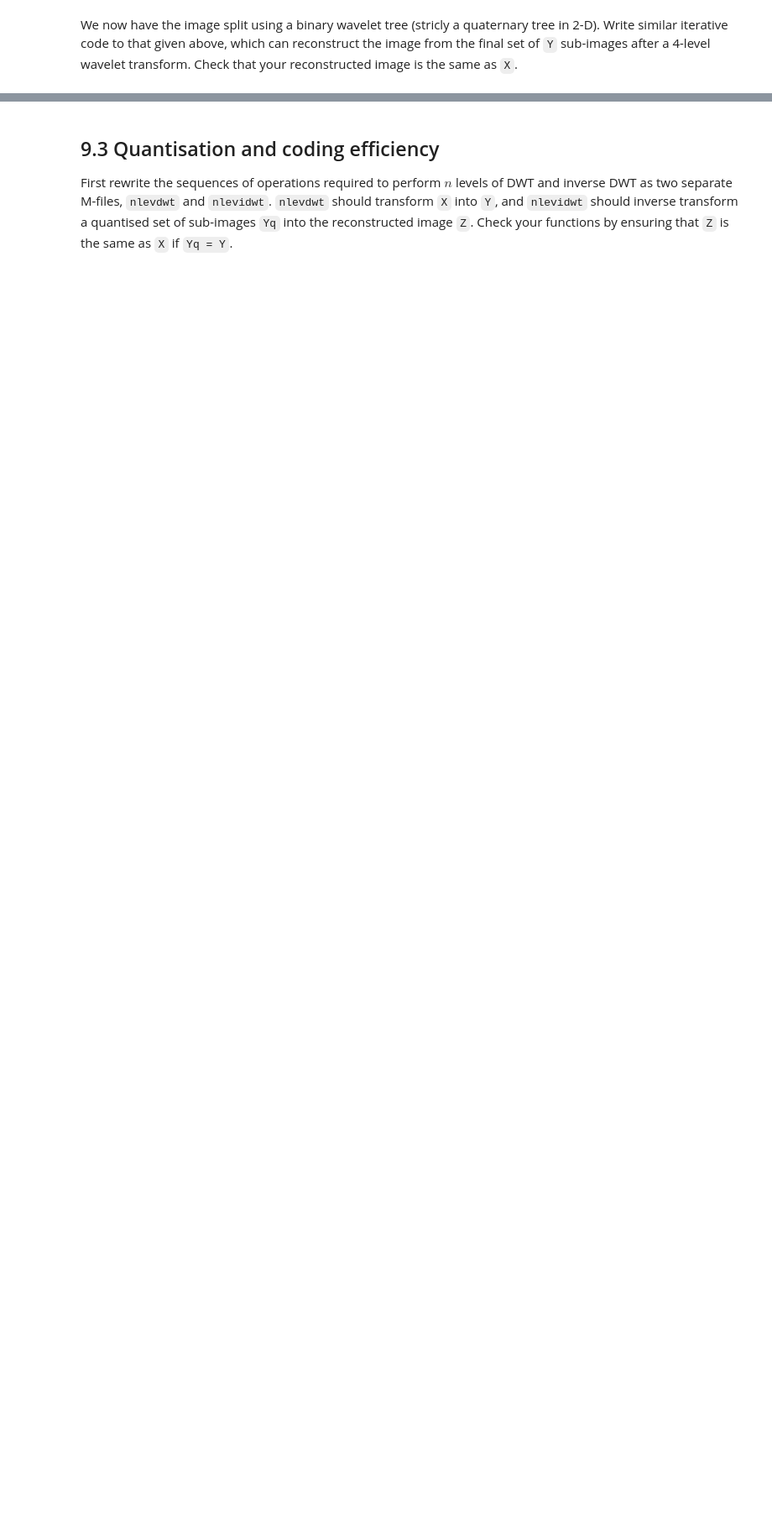
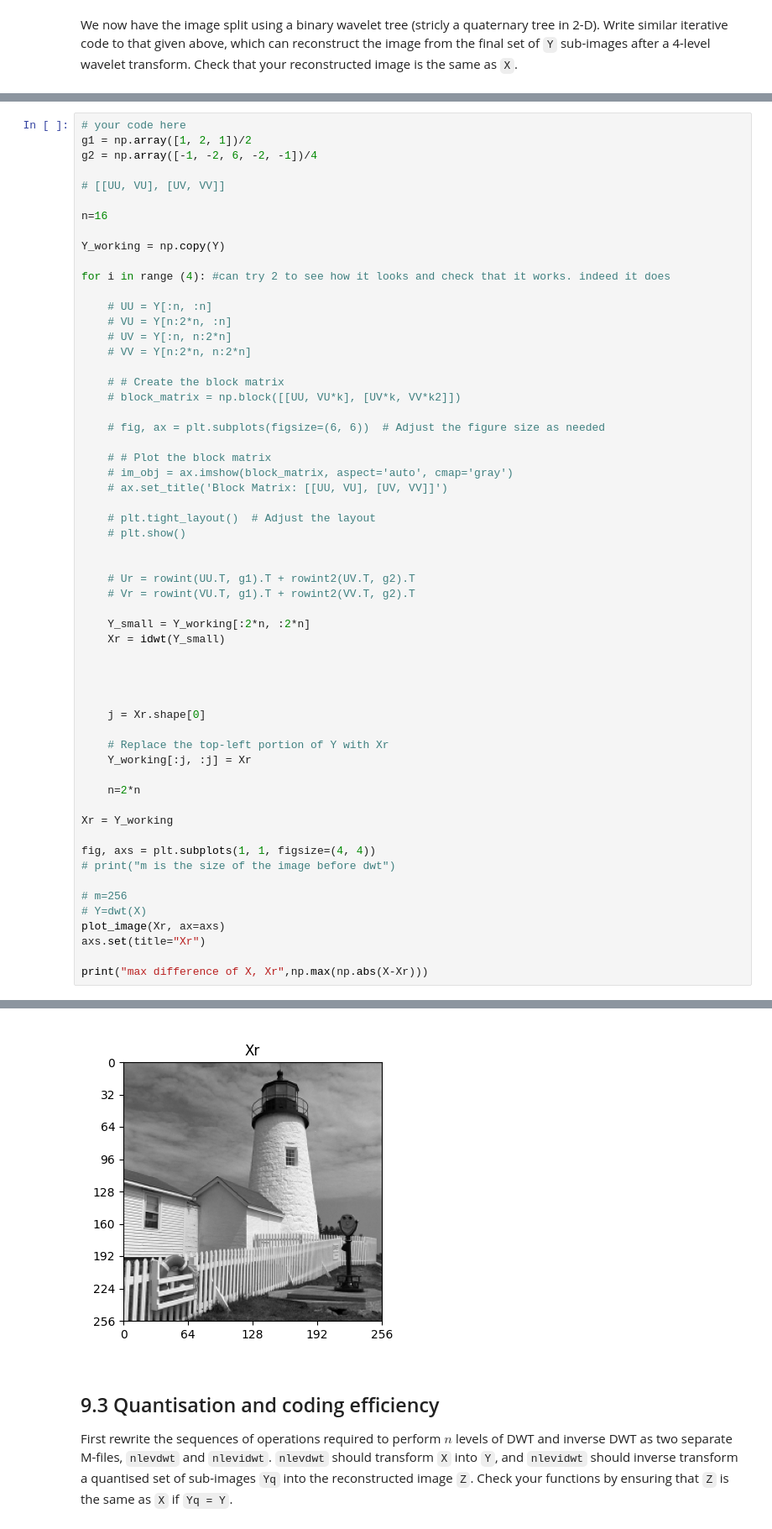
Before and after one commit to AndrewKeYanzhe/cued_sf2_lab-master, a Jupyter notebook: 9-dwt.ipynb, the cells around one changed output, grey strips where cells are left out. Shown at 84% size. Cells and saved outputs as stored; diff of their text form; blank space fills up the shorter version.

```diff
--- a/9-dwt.ipynb
+++ b/9-dwt.ipynb
@@ -369,0 +407,59 @@ same as `X`.
+# %%
+# your code here
+g1 = np.array([1, 2, 1])/2
+g2 = np.array([-1, -2, 6, -2, -1])/4
+
+# [[UU, VU], [UV, VV]]
+
+n=16
+
+Y_working = np.copy(Y)
+
+for i in range (4): #can try 2 to see how it looks and check that it works. indeed it does
+
+    # UU = Y[:n, :n]
+    # VU = Y[n:2*n, :n]
+    # UV = Y[:n, n:2*n]
+    # VV = Y[n:2*n, n:2*n]
+
+    # # Create the block matrix
+    # block_matrix = np.block([[UU, VU*k], [UV*k, VV*k2]])
+
+    # fig, ax = plt.subplots(figsize=(6, 6))  # Adjust the figure size as needed
+
+    # # Plot the block matrix
+    # im_obj = ax.imshow(block_matrix, aspect='auto', cmap='gray')
+    # ax.set_title('Block Matrix: [[UU, VU], [UV, VV]]')
+
+    # plt.tight_layout()  # Adjust the layout
+    # plt.show()
+
+
+    # Ur = rowint(UU.T, g1).T + rowint2(UV.T, g2).T
+    # Vr = rowint(VU.T, g1).T + rowint2(VV.T, g2).T
+
+    Y_small = Y_working[:2*n, :2*n]
+    Xr = idwt(Y_small)
+
+
+
+
+    j = Xr.shape[0]
+
+    # Replace the top-left portion of Y with Xr
+    Y_working[:j, :j] = Xr
+
+    n=2*n
+
+Xr = Y_working
+
+fig, axs = plt.subplots(1, 1, figsize=(4, 4))
+# print("m is the size of the image before dwt")
+
+# m=256
+# Y=dwt(X)
+plot_image(Xr, ax=axs)
+axs.set(title="Xr")
+
+print("max difference of X, Xr",np.max(np.abs(X-Xr)))
+# %% [output]
@@ -370,3 +467,4 @@ same as `X`.
+[figure, added]
 # %% [markdown]
 ## 9.3 Quantisation and coding efficiency
 
```
Also changed, not shown: parts of 7 cells of this notebook.
